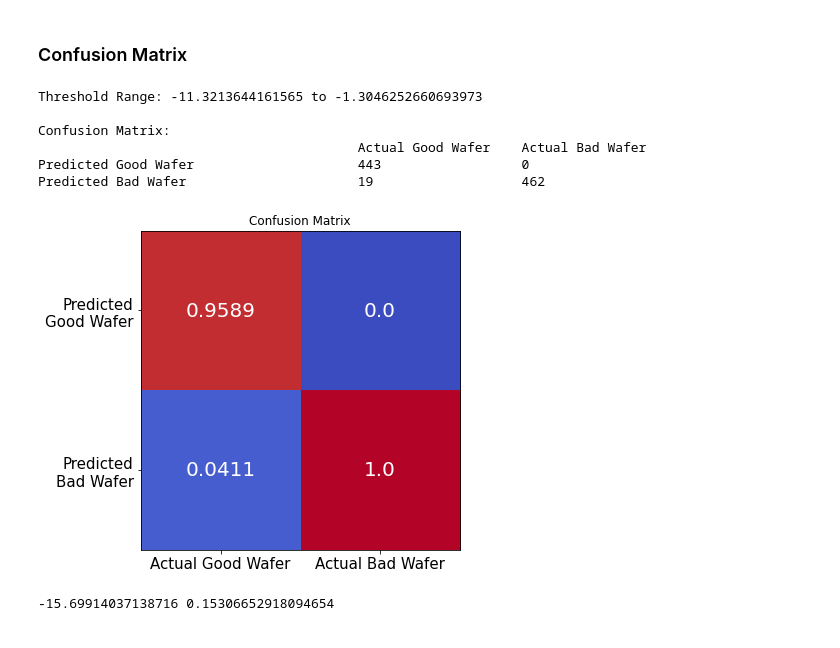
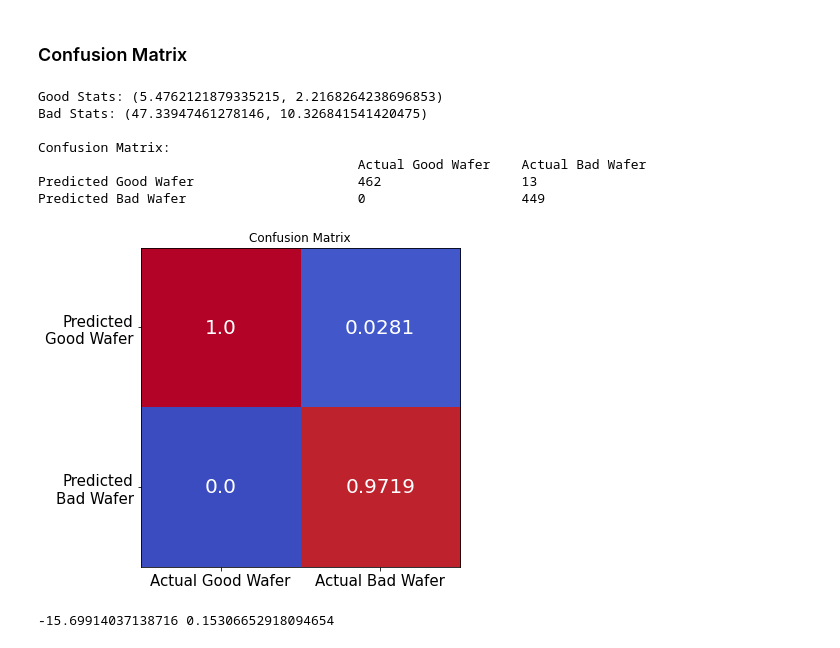
Before and after one commit to Arycast/vae_casp-er, a Jupyter notebook: python/half_valid_VAE.ipynb, the cells around one changed output. Saved outputs shown, nothing was run; the diff lists cells and outputs as text; code cells hidden in the pictures.

Commit message:
Should be fixed used threshold determination method

```diff
--- a/python/half_valid_VAE.ipynb
+++ b/python/half_valid_VAE.ipynb
@@ -1081,23 +1081,40 @@ all_image_data_txt(data_train, fnn1, fnn2, fnn3, fnn4)
 # Compute mean and std for good wafer latent values
 good_mean = np.mean(latent_good_wafer)
 good_std = np.std(latent_good_wafer)
+print(f'Good Stats: {good_mean,good_std, np.min(latent_good_wafer), np.max(latent_good_wafer)}')
 
 bad_mean = np.mean(latent_bad_wafer)
 bad_std = np.std(latent_bad_wafer)
+print(f'Bad Stats: {bad_mean,bad_std, np.min(latent_bad_wafer), np.max(latent_bad_wafer)}')
 
-# Define thresholds
-threshold_lower = good_mean - 2 * good_std
-threshold_upper = good_mean + 2 * good_std
+# # Define thresholds
+# threshold_lower = good_mean - 2 * good_std
+# threshold_upper = good_mean + 2 * good_std
+# print(f"Threshold Range: {threshold_lower} to {threshold_upper}")
 
-print(f"Threshold Range: {threshold_lower} to {threshold_upper}")
+if good_mean > bad_mean: threshold = (good_mean + bad_mean) / 2 + (good_std - bad_std) * 0.5
+else: threshold = (good_mean + bad_mean) / 2 - (good_std - bad_std) * 0.5
+
+# if good_mean > bad_mean: threshold = np.min(latent_good_wafer)
+# else: threshold = np.max(latent_good_wafer)
+# print(f"Threshold: {threshold}")
+
+def classify(np_arr, threshold):
+    if good_mean > bad_mean: good_elems = np.sum((np_arr >= threshold))
+    else: good_elems = np.sum((np_arr <= threshold))
+    return good_elems, len(np_arr)-good_elems
+
+bad_wafer_good_detection, bad_wafer_bad_detection = classify(latent_bad_wafer,threshold)
+good_wafer_good_detection, good_wafer_bad_detection = classify(latent_good_wafer, threshold)
 
 # Classify each latent value
-def classify(np_arr, low_threshold, up_threshold):
-    good_elems = np.sum((np_arr >= low_threshold) & (np_arr <= up_threshold))
-    return good_elems, len(np_arr)-good_elems
+# def classify(np_arr, low_threshold, up_threshold):
+#     good_elems = np.sum((np_arr >= low_threshold) & (np_arr <= up_threshold))
+#     return good_elems, len(np_arr)-good_elems
 
-bad_wafer_good_detection, bad_wafer_bad_detection = classify(latent_bad_wafer, threshold_lower, threshold_upper)
-good_wafer_good_detection, good_wafer_bad_detection = classify(latent_good_wafer, threshold_lower, threshold_upper)
+# bad_wafer_good_detection, bad_wafer_bad_detection = classify(latent_bad_wafer, threshold_lower, threshold_upper)
+# good_wafer_good_detection, good_wafer_bad_detection = classify(latent_good_wafer, threshold_lower, threshold_upper)
+
 
 total_bad_testing_data = len(latent_bad_wafer)
 total_good_testing_data = len(latent_good_wafer)
@@ -1118,37 +1135,38 @@ confusion_matrix = np.array([
     [np.round(good_wafer_good_detection/total_good_testing_data,4), np.round(bad_wafer_good_detection/total_bad_testing_data,4)],  # Predicted Good: Actual Good, Actual Bad
     [np.round(good_wafer_bad_detection/total_good_testing_data,4), np.round(bad_wafer_bad_detection/total_bad_testing_data,4)]   # Predicted Bad: Actual Good, Actual Bad
 ])
 
 # Plotting the confusion matrix
 fig, ax = plt.subplots(figsize=(6, 6))
 im = ax.imshow(confusion_matrix, cmap="coolwarm")
 
 # Adding labels
 ax.set_xticks(np.arange(2))
 ax.set_yticks(np.arange(2))
 ax.set_xticklabels(["Actual Good Wafer", "Actual Bad Wafer"], fontsize=15)
 ax.set_yticklabels(["Predicted\nGood Wafer", "Predicted\nBad Wafer"], fontsize=15)
 
 # Rotating tick labels for better readability
 # plt.setp(ax.get_xticklabels(), rotation=45, ha="right", rotation_mode="anchor")
 
 # Adding text annotations with text wrapping
 for i in range(2):
     for j in range(2):
         ax.text(j, i, str(confusion_matrix[i, j]), ha="center", va="center", color="white", fontsize=20)
 
 # Title and display
 ax.set_title("Confusion Matrix")
 plt.tight_layout()
 plt.show()
 # %% [output]
-Threshold Range: -11.3213644161565 to -1.3046252660693973
+Good Stats: (5.4762121879335215, 2.2168264238696853)
+Bad Stats: (47.33947461278146, 10.326841541420475)
 
 Confusion Matrix:
                                          Actual Good Wafer    Actual Bad Wafer
-Predicted Good Wafer                     443                  0
-Predicted Bad Wafer                      19                   462
+Predicted Good Wafer                     462                  13
+Predicted Bad Wafer                      0                    449
-[figure, old version]
+[figure, new version]
 # %%
 print(np.min(latent_good_wafer),np.max(latent_good_wafer))
 # %% [output]
```
Also changed, not shown: parts of 6 cells of this notebook.
